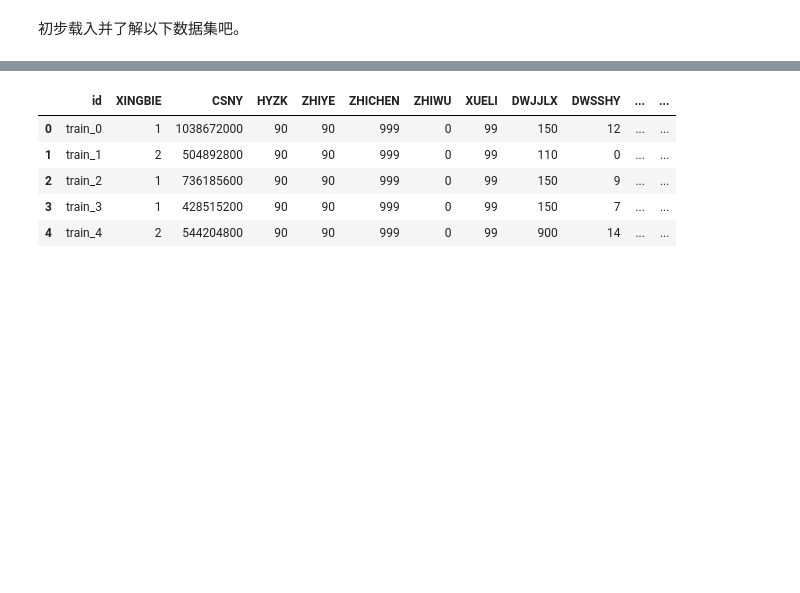
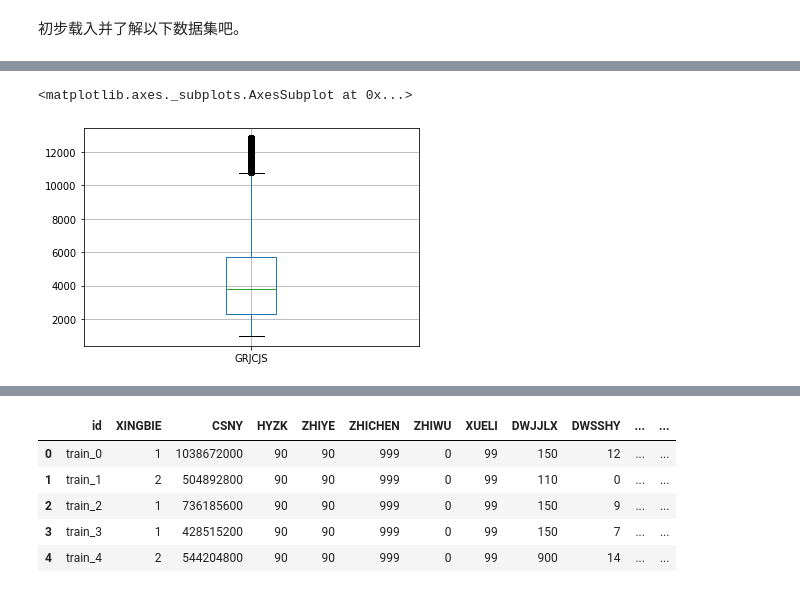
Before and after one commit to XMK233/MachineLearningPractice, a Jupyter notebook: GongJiJin/2.1-EDA-XXX.ipynb, the cells around one changed output, grey strips where cells are left out. Cells and saved outputs as stored; diff of their text form; code cells hidden in the pictures; blank space fills up the shorter version.

```diff
--- a/GongJiJin/2.1-EDA-XXX.ipynb
+++ b/GongJiJin/2.1-EDA-XXX.ipynb
@@ -72,0 +116,5 @@ data_test_a = pd.read_csv('originalDataset/test.csv')
+# %%
+data_train_0[["GRJCJS"]].boxplot()
+# %% [output]
+<matplotlib.axes._subplots.AxesSubplot at 0x...>
+[figure, added]
```
Also changed, not shown: parts of 10 cells of this notebook, 2 other files.
